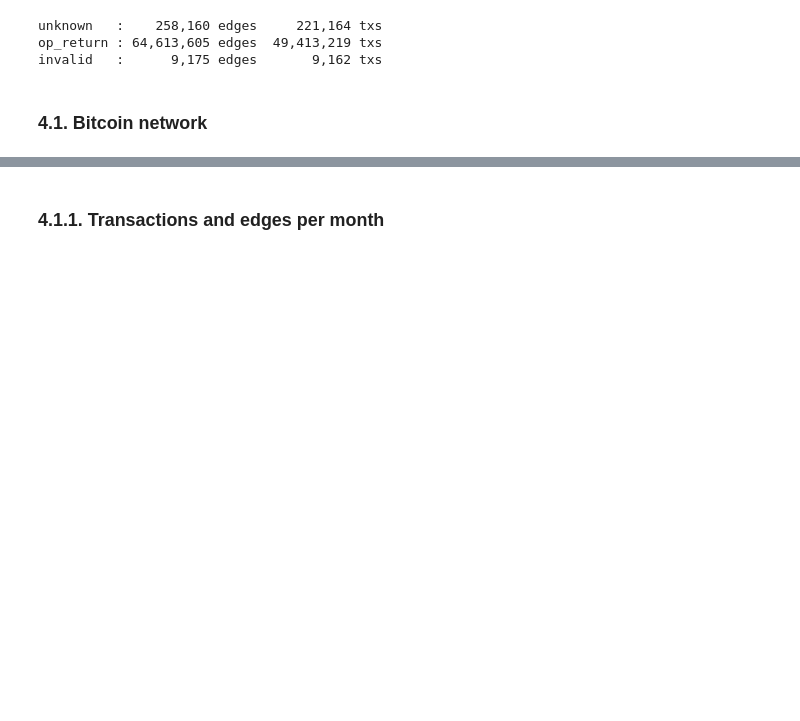
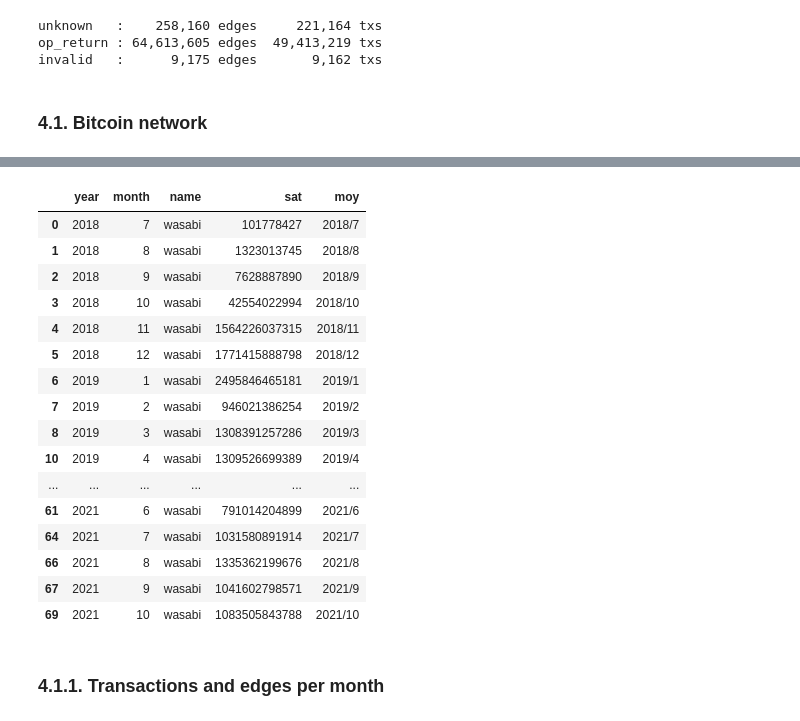
Before and after one commit to nerolation/python-bitcoin-scraper, a Jupyter notebook: btc-graph-analysis.ipynb, the cells around one changed output, grey strips where cells are left out. Cells and saved outputs as stored; diff of their text form; code cells hidden in the pictures; blank space fills up the shorter version.

```diff
--- a/btc-graph-analysis.ipynb
+++ b/btc-graph-analysis.ipynb
@@ -360,3 +387,23 @@ invalid   :      9,175 edges       9,162 txs
+# %%
+wasabi
+# %% [output]
+|  | year | month | name | sat | moy |
+| 0 | 2018 | 7 | wasabi | 101778427 | 2018/7 |
+| 1 | 2018 | 8 | wasabi | 1323013745 | 2018/8 |
+| 2 | 2018 | 9 | wasabi | 7628887890 | 2018/9 |
+| 3 | 2018 | 10 | wasabi | 42554022994 | 2018/10 |
+| 4 | 2018 | 11 | wasabi | 1564226037315 | 2018/11 |
+| 5 | 2018 | 12 | wasabi | 1771415888798 | 2018/12 |
+| 6 | 2019 | 1 | wasabi | 2495846465181 | 2019/1 |
+| 7 | 2019 | 2 | wasabi | 946021386254 | 2019/2 |
+| 8 | 2019 | 3 | wasabi | 1308391257286 | 2019/3 |
+| 10 | 2019 | 4 | wasabi | 1309526699389 | 2019/4 |
+| ... | ... | ... | ... | ... | ... |
+| 61 | 2021 | 6 | wasabi | 791014204899 | 2021/6 |
+| 64 | 2021 | 7 | wasabi | 1031580891914 | 2021/7 |
+| 66 | 2021 | 8 | wasabi | 1335362199676 | 2021/8 |
+| 67 | 2021 | 9 | wasabi | 1041602798571 | 2021/9 |
+| 69 | 2021 | 10 | wasabi | 1083505843788 | 2021/10 |
 # %% [markdown]
 ### 4.1.1. Transactions and edges per month
 # %%
```
Also changed, not shown: parts of 9 cells of this notebook.
